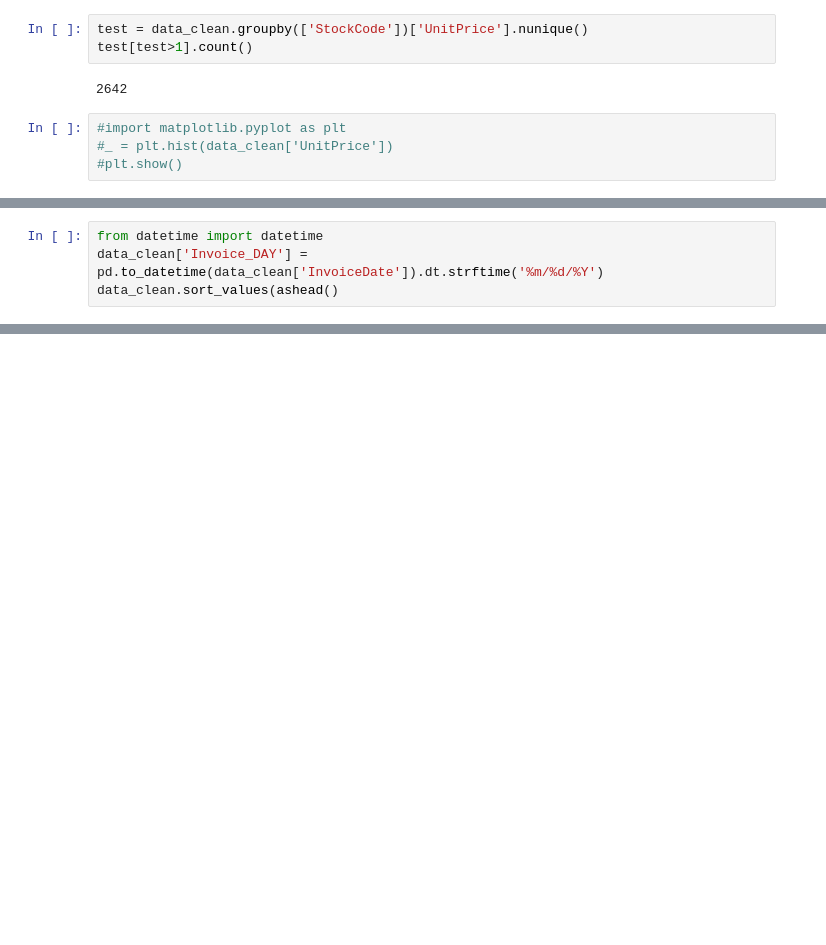
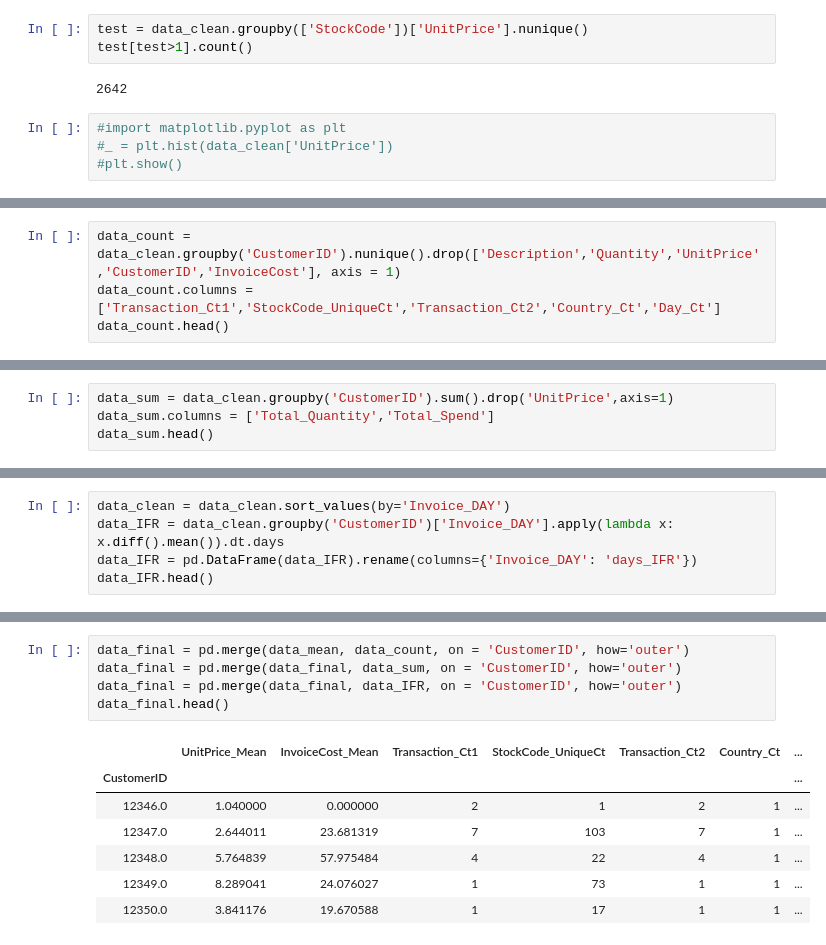
Before and after one commit to lotus17/springboard, a Jupyter notebook: Capstone1 data explore.ipynb, the cells around one changed output, grey strips where cells are left out. Drawn from its saved outputs; the diff is of its cells as text; blank space fills up the shorter version.

```diff
--- a/Capstone1 data explore.ipynb
+++ b/Capstone1 data explore.ipynb
@@ -117,4 +152,0 @@ memory usage: 47.9+ MB
-# %%
-from datetime import datetime
-data_clean['Invoice_DAY'] = pd.to_datetime(data_clean['InvoiceDate']).dt.strftime('%m/%d/%Y')
-data_clean.sort_values(ashead()
@@ -131,0 +153,4 @@ See the caveats in the documentation: http://pandas.pydata.org/pandas-docs/stabl
+# %%
+data_count = data_clean.groupby('CustomerID').nunique().drop(['Description','Quantity','UnitPrice','CustomerID','InvoiceCost'], axis = 1)
+data_count.columns = ['Transaction_Ct1','StockCode_UniqueCt','Transaction_Ct2','Country_Ct','Day_Ct']
+data_count.head()
@@ -131,0 +165,4 @@ See the caveats in the documentation: http://pandas.pydata.org/pandas-docs/stabl
+# %%
+data_sum = data_clean.groupby('CustomerID').sum().drop('UnitPrice',axis=1)
+data_sum.columns = ['Total_Quantity','Total_Spend']
+data_sum.head()
@@ -131,0 +195,5 @@ See the caveats in the documentation: http://pandas.pydata.org/pandas-docs/stabl
+# %%
+data_clean = data_clean.sort_values(by='Invoice_DAY')
+data_IFR = data_clean.groupby('CustomerID')['Invoice_DAY'].apply(lambda x: x.diff().mean()).dt.days
+data_IFR = pd.DataFrame(data_IFR).rename(columns={'Invoice_DAY': 'days_IFR'})
+data_IFR.head()
@@ -131,0 +208,13 @@ See the caveats in the documentation: http://pandas.pydata.org/pandas-docs/stabl
+# %%
+data_final = pd.merge(data_mean, data_count, on = 'CustomerID', how='outer')
+data_final = pd.merge(data_final, data_sum, on = 'CustomerID', how='outer')
+data_final = pd.merge(data_final, data_IFR, on = 'CustomerID', how='outer')
+data_final.head()
+# %% [output]
+|  | UnitPrice_Mean | InvoiceCost_Mean | Transaction_Ct1 | StockCode_UniqueCt | Transaction_Ct2 | Country_Ct | ... |
+| CustomerID |  |  |  |  |  |  | ... |
+| 12346.0 | 1.040000 | 0.000000 | 2 | 1 | 2 | 1 | ... |
+| 12347.0 | 2.644011 | 23.681319 | 7 | 103 | 7 | 1 | ... |
+| 12348.0 | 5.764839 | 57.975484 | 4 | 22 | 4 | 1 | ... |
+| 12349.0 | 8.289041 | 24.076027 | 1 | 73 | 1 | 1 | ... |
+| 12350.0 | 3.841176 | 19.670588 | 1 | 17 | 1 | 1 | ... |
```
Also changed, not shown: parts of 16 cells of this notebook.
